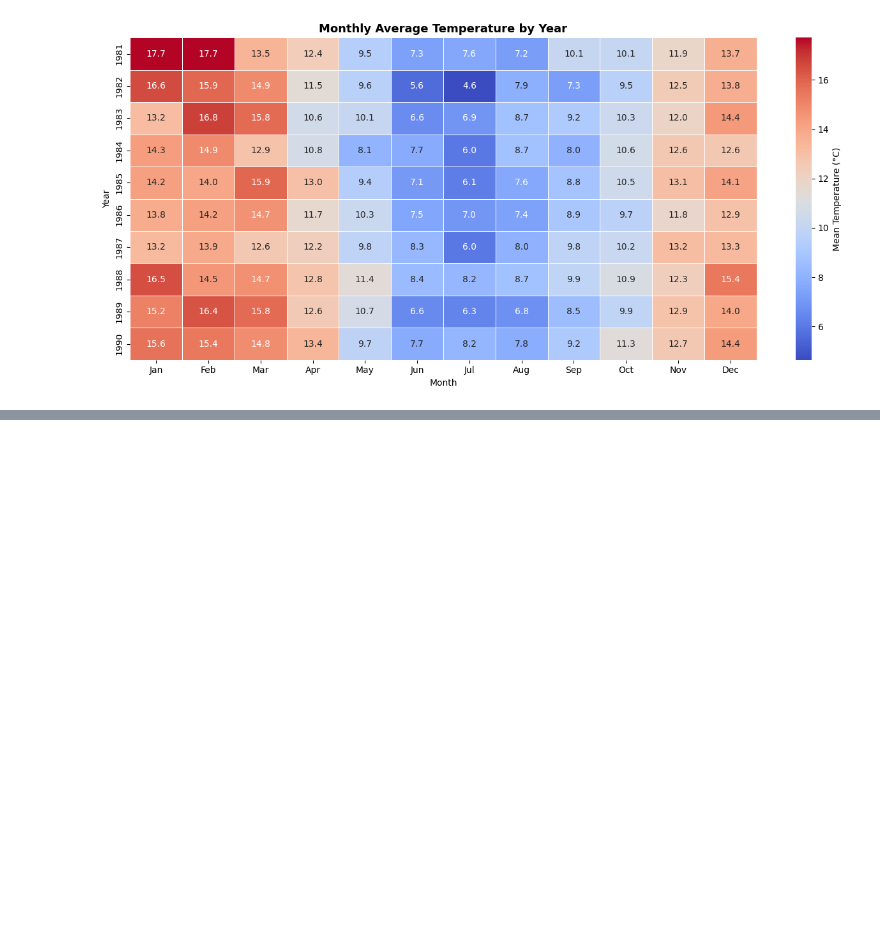
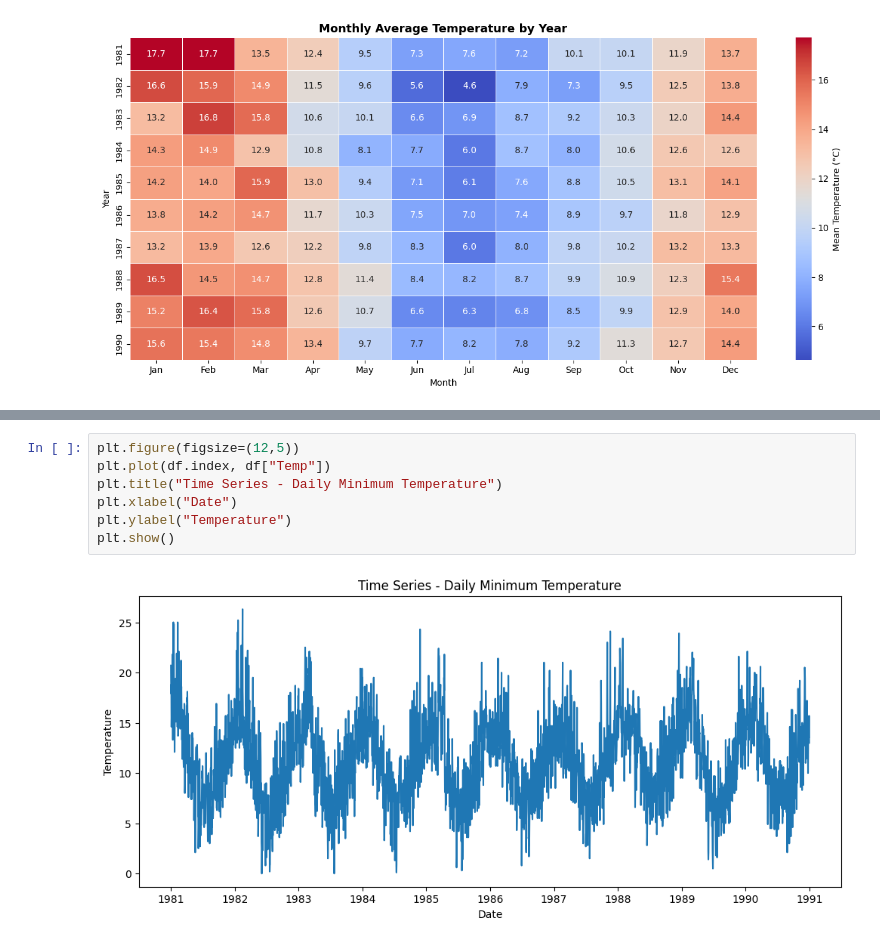
Before and after one commit to anneayensa/Advanced-Machine-Learning, a Jupyter notebook: assigment2/analysisAssignment2.ipynb, the cells around one changed output, grey strips where cells are left out. Drawn from its saved outputs; the diff is of its cells as text; blank space fills up the shorter version.

Commit message:
added acf,pacf,adf and visualizations

```diff
--- a/assigment2/analysisAssignment2.ipynb
+++ b/assigment2/analysisAssignment2.ipynb
@@ -268,0 +283,9 @@ plt.show()
+# %%
+plt.figure(figsize=(12,5))
+plt.plot(df.index, df["Temp"])
+plt.title("Time Series - Daily Minimum Temperature")
+plt.xlabel("Date")
+plt.ylabel("Temperature")
+plt.show()
+# %% [output]
+[figure, added]
```
Also changed, not shown: parts of 11 cells of this notebook.
